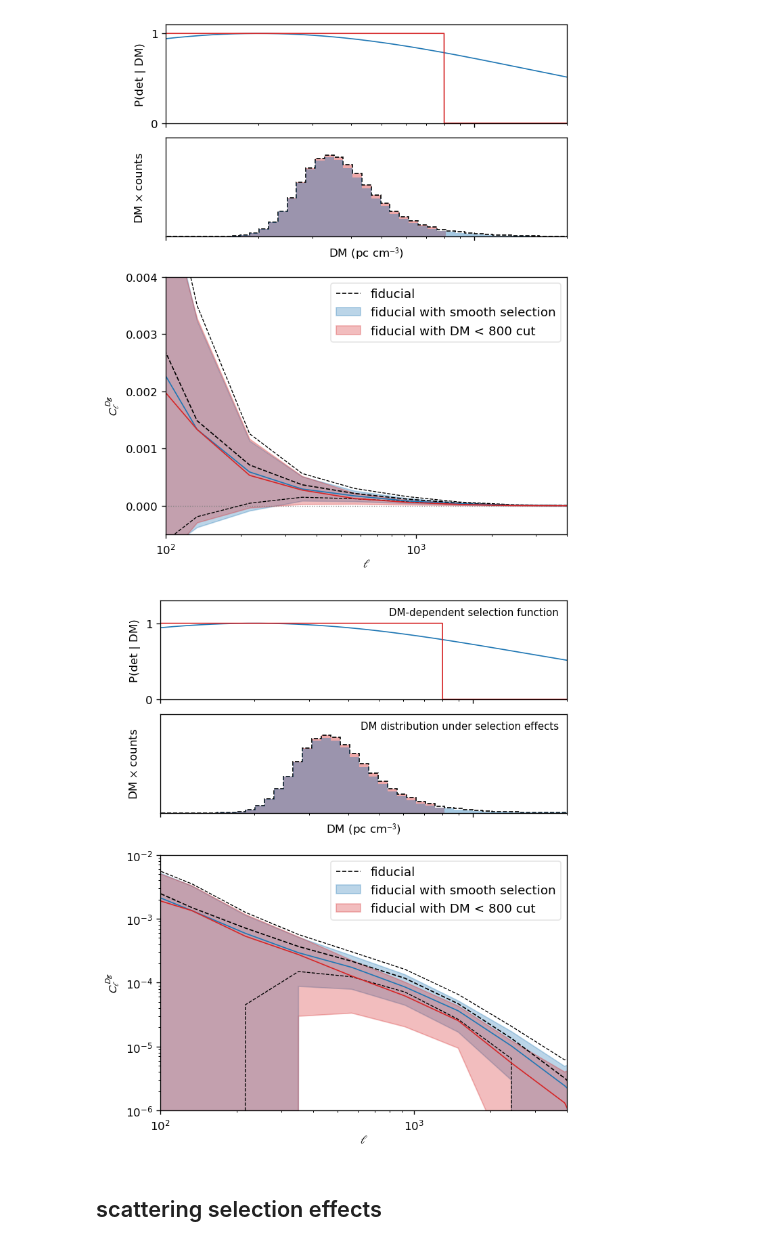
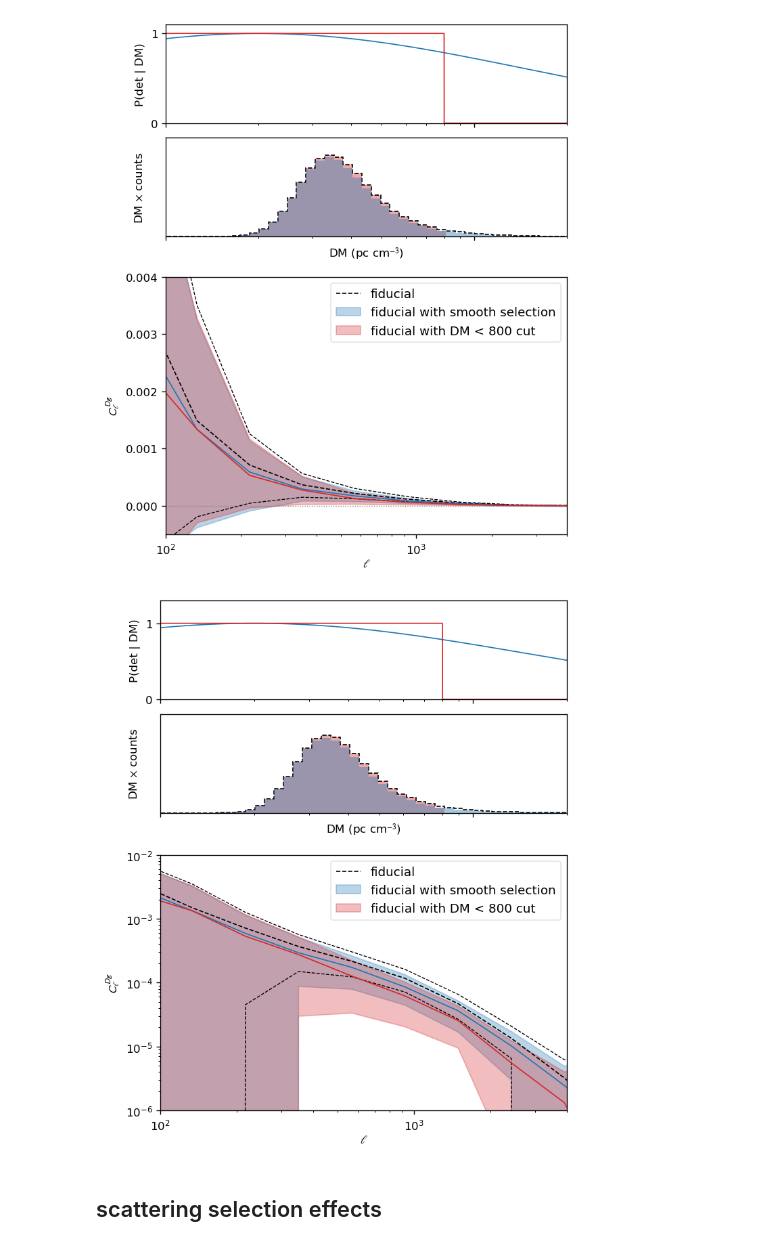
Before and after one commit to aqcheng/illustris_frb, a Jupyter notebook: notebooks/paper_figures.ipynb, the cells around one changed output. Drawn from its saved outputs; the diff is of its cells as text; code cells hidden in the pictures.

```diff
--- a/notebooks/paper_figures.ipynb
+++ b/notebooks/paper_figures.ipynb
@@ -62,7 +62,7 @@ scatterPs_slice, scatterPs_full = 1 - np.concatenate(combined_res['scatterPs']['
 # %% [markdown]
 ### plotting helper functions
 # %%
-figpath = '/ceph/submit/data/group/submit-illustris/april/data/figures_final'
+figpath = '/home/submit/aqc/frb_project/figures_final'
 
 colorcycle = ['#1f77b4', '#ff7f0e', '#2ca02c', '#d62728', '#9467bd',
               '#8c564b', '#e377c2', '#7f7f7f', '#bcbd22', '#17becf']
@@ -70,6 +70,7 @@ colorcycle = ['#1f77b4', '#ff7f0e', '#2ca02c', '#d62728', '#9467bd',
 colorblind = sns.color_palette('colorblind')
 mako = sns.color_palette("mako_r", 4)
 flare = sns.color_palette("flare", 4)
+magma = sns.color_palette("magma_r")
 fid_c = 'k'
 
 plt.style.use({
@@ -373,36 +374,36 @@ ax_s.set_ylim(0,1)
 ax_s.set_xlim(100, 2e3)
 ax_s.set_xscale('log')
 ax_s.set_ylim(top=1.3)
 ax_s.set_yticks([0, 1])
 
 # ax_hist.ticklabel_format(axis='y', style='sci', scilimits=(0,0))
 ax_hist.set_ylabel('DM ' + r'$\times$' + ' counts', labelpad=19)
 ax_hist.set_xlabel('DM (pc ' + r'cm$^{-3}$)', labelpad=1)
 ax_hist.set_ylim(0, 1.9e7)
 ax_hist.set_yticks([])
 ax_s.set_xticklabels([])
 
 # plot cross correlation
 plot_ref_ClDg(ax, fid_ClDgs, 1, 0.8, label='fiducial')
 plot_xcorr_trials(ells, res['DM_sfunc'][a], ax=ax, color=c_smooth, label='fiducial with smooth selection')
 
 # plot DM cutoffs
 cutoff = 800
 ax_s.plot(DMs_, 1-np.heaviside(DMs_-cutoff, 0), color=c_step, lw=1)
 step_sfunc_DMs = fid_DMs_[fid_DMs_ < cutoff]
 Hstep, _ = np.histogram(step_sfunc_DMs, bins=bins)
 ax_hist.stairs(Hstep*bin_midpoints, bins, color=c_step, fill=True, alpha=0.4, zorder=0)
 plot_xcorr_trials(ells, res['DM_cutoffs'][cutoff], ax=ax, color=c_step, label=f'fiducial with DM < {cutoff} cut')
 
 ax.legend(fontsize=11, loc='upper right')
 plt.tight_layout()
 
 # ax_s.set_title('DM-dependent selection effects', pad=10)
-ax_s.text(.98, .93, 'DM-dependent selection function', va='top', ha='right', fontsize=9, transform=ax_s.transAxes)
-ax_hist.text(.98, .93, 'DM distribution under selection effects', va='top', ha='right', fontsize=9, transform=ax_hist.transAxes)
+# ax_s.text(.98, .93, 'DM-dependent selection function', va='top', ha='right', fontsize=9, transform=ax_s.transAxes)
+# ax_hist.text(.98, .93, 'DM distribution under selection effects', va='top', ha='right', fontsize=9, transform=ax_hist.transAxes)
 plt.savefig(os.path.join(figpath, 'DM_sfunc.pdf'))
 # %% [output]
-[figure, old version]
+[figure, new version]
 # %% [markdown]
 ## scattering selection effects
 # %% [markdown]
```
Also changed, not shown: parts of 5 cells of this notebook, 10 other files.
